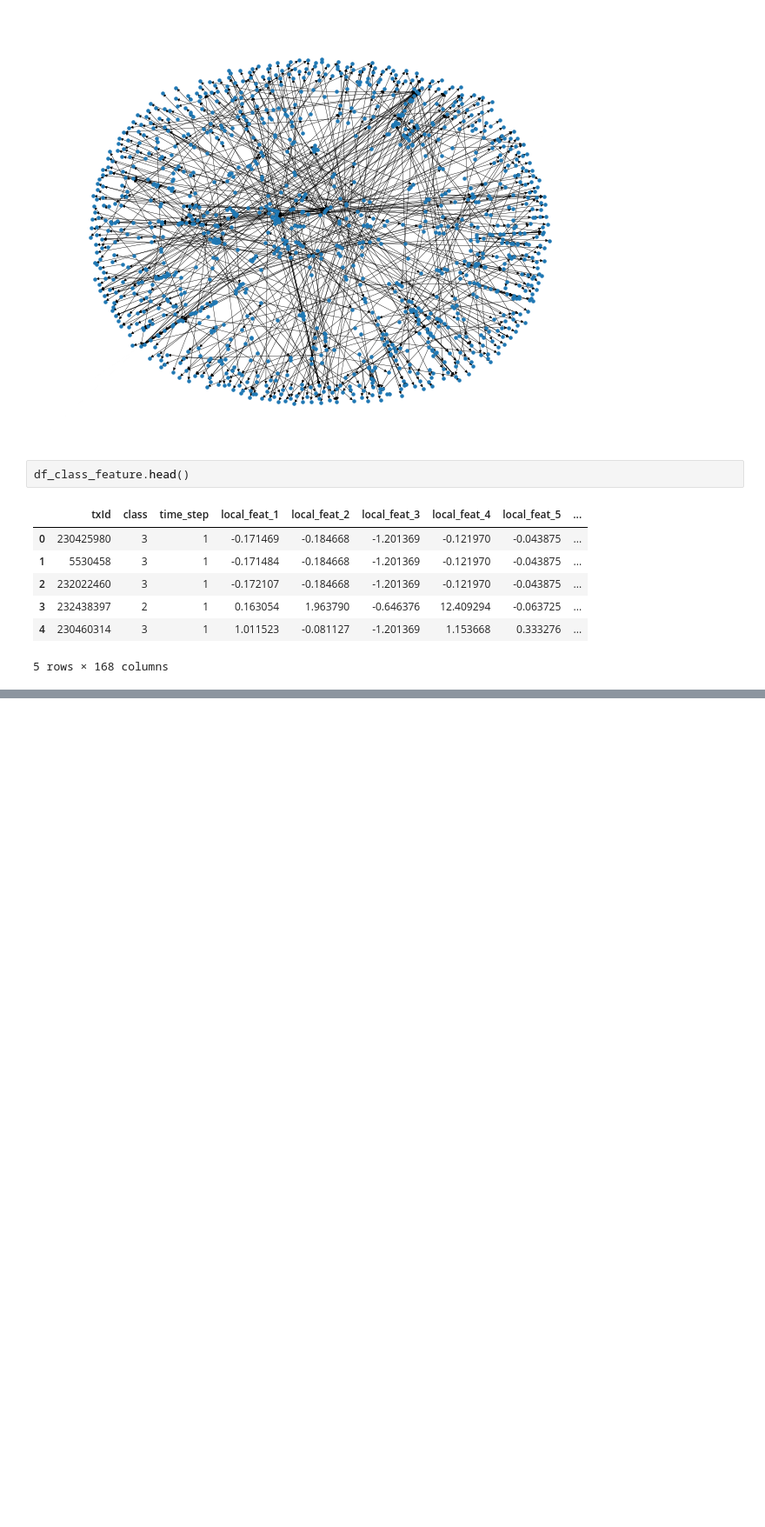
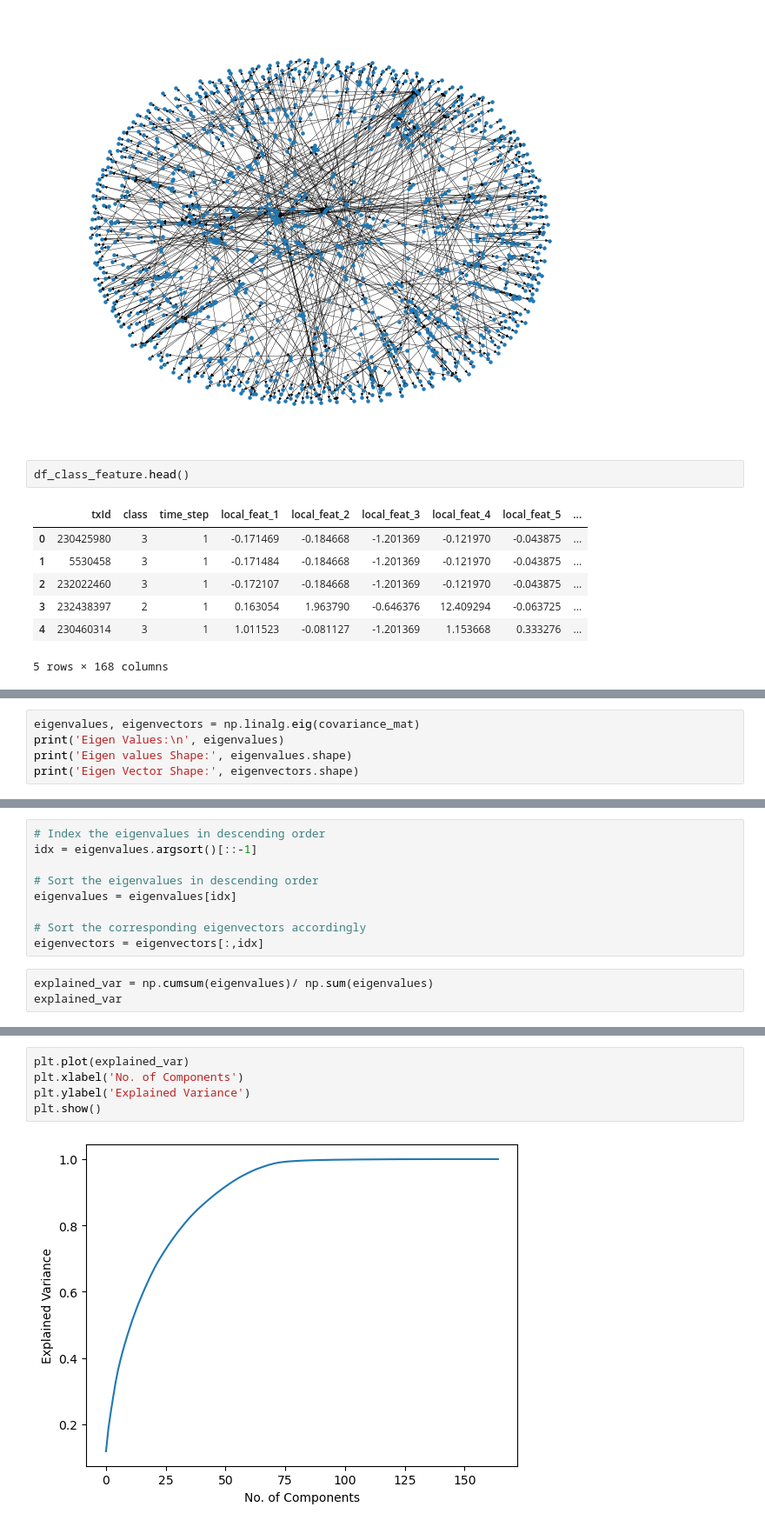
Before and after one commit to quicksid/Anti_Money_Laundering_Bitcoin_Transaction, a Jupyter notebook: aml_eda.ipynb, the cells around one changed output, grey strips where cells are left out. Shown at 87% size. Cells and saved outputs as stored; diff of their text form; blank space fills up the shorter version.

```diff
--- a/aml_eda.ipynb
+++ b/aml_eda.ipynb
@@ -196,0 +247,5 @@ plt.show()
+# %%
+eigenvalues, eigenvectors = np.linalg.eig(covariance_mat)
+print('Eigen Values:\n', eigenvalues)
+print('Eigen values Shape:', eigenvalues.shape)
+print('Eigen Vector Shape:', eigenvectors.shape)
@@ -196,0 +270,12 @@ plt.show()
+# %%
+# Index the eigenvalues in descending order
+idx = eigenvalues.argsort()[::-1]
+
+# Sort the eigenvalues in descending order
+eigenvalues = eigenvalues[idx]
+
+# Sort the corresponding eigenvectors accordingly
+eigenvectors = eigenvectors[:,idx]
+# %%
+explained_var = np.cumsum(eigenvalues)/ np.sum(eigenvalues)
+explained_var
@@ -196,0 +300,7 @@ plt.show()
+# %%
+plt.plot(explained_var)
+plt.xlabel('No. of Components')
+plt.ylabel('Explained Variance')
+plt.show()
+# %% [output]
+[figure, added]
```
Also changed, not shown: parts of 19 cells of this notebook.
